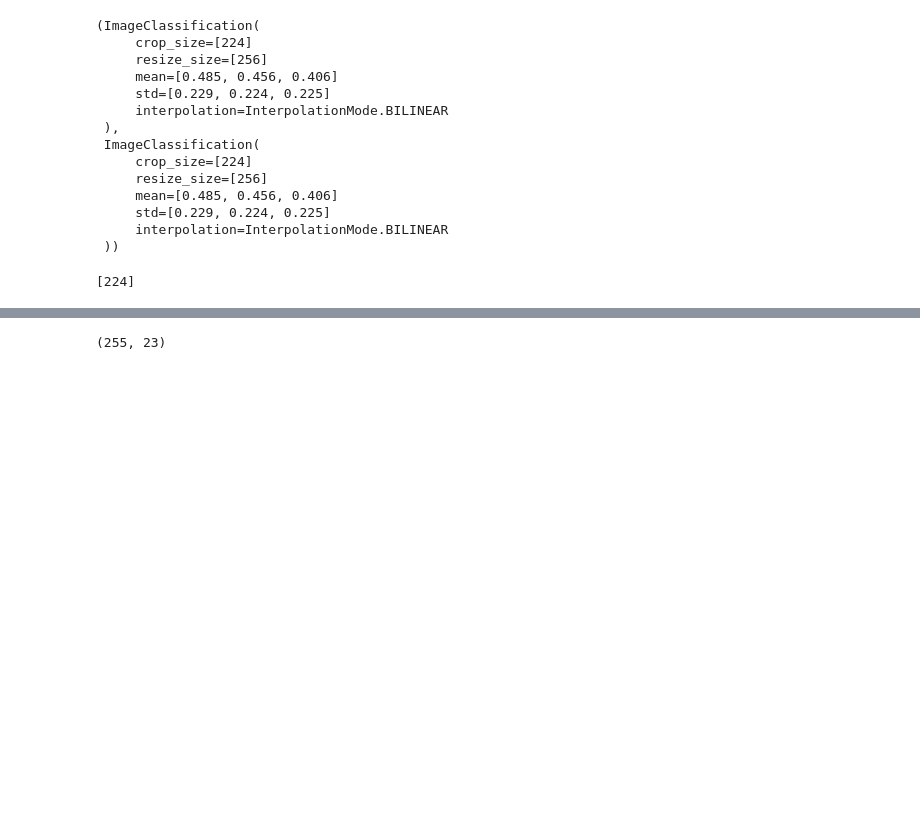
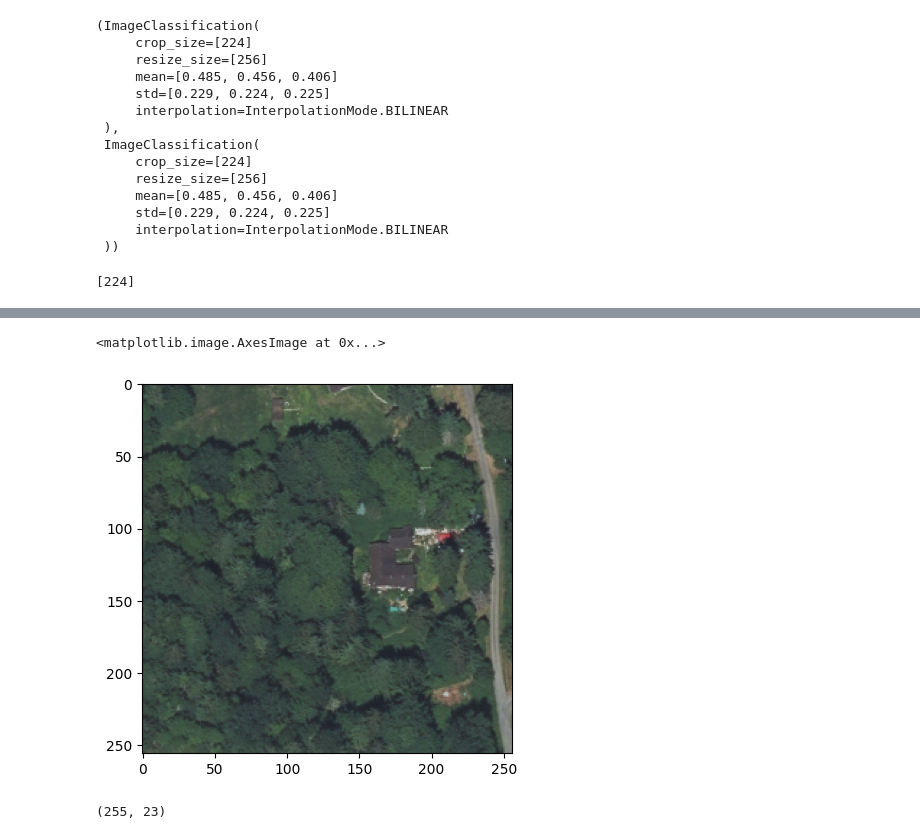
Before and after one commit to rangeldaroya/segment-water-4band, a Jupyter notebook: 02_dataloader.ipynb, the cells around one changed output, grey strips where cells are left out. Drawn from its saved outputs; the diff is of its cells as text; code cells hidden in the pictures; blank space fills up the shorter version.

```diff
--- a/02_dataloader.ipynb
+++ b/02_dataloader.ipynb
@@ -49,3 +69,10 @@ with open(fp, "rb") as f:
+# %%
+from matplotlib import pyplot as plt
+rgb = np.transpose(input_data[:3, :, :], (1,2,0))
+plt.imshow(rgb)
+# %% [output]
+<matplotlib.image.AxesImage at 0x...>
+[figure, added]
 # %%
 np.max(input_data), np.min(input_data)
 # %% [output]
```
Also changed, not shown: parts of 2 cells of this notebook, 4 other files.
